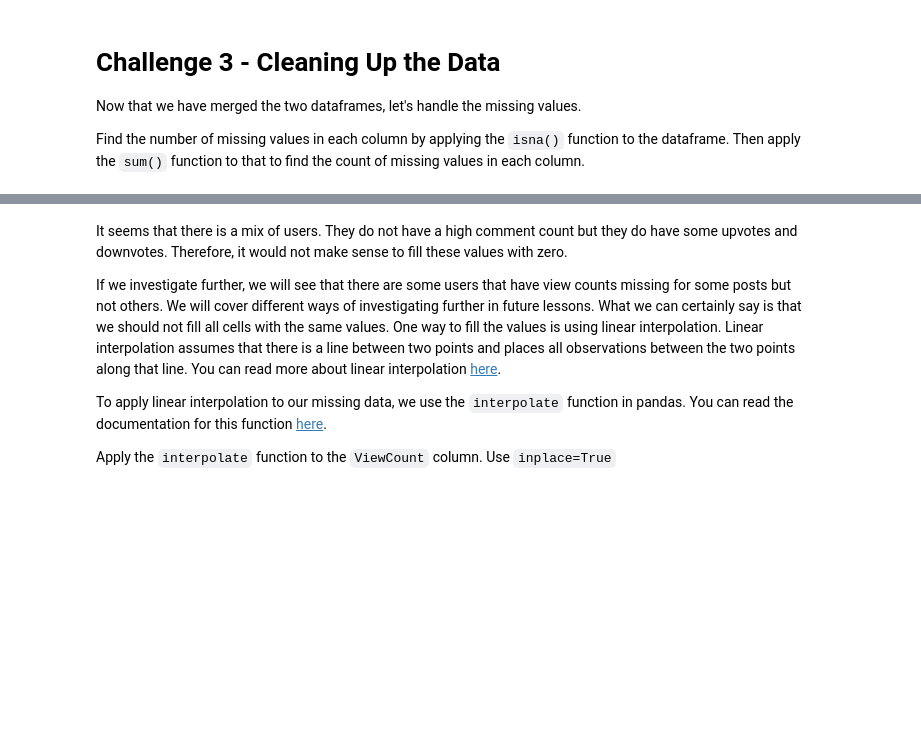
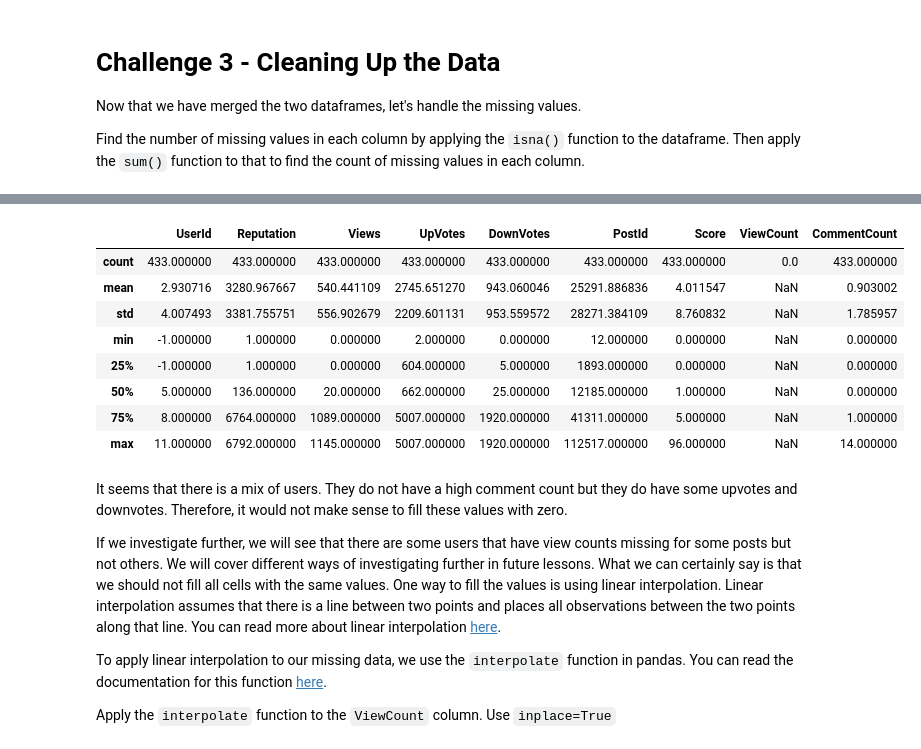
Before and after one commit to BehroozGharleghi/data-pt-ber-08-20, a Jupyter notebook: Labs/module-1_labs/04_pandas/04_lab-data_cleaning/your-code/main.ipynb, the cells around one changed output, grey strips where cells are left out. Cells and saved outputs as stored; diff of their text form; code cells hidden in the pictures; blank space fills up the shorter version.

```diff
--- a/Labs/module-1_labs/04_pandas/04_lab-data_cleaning/your-code/main.ipynb
+++ b/Labs/module-1_labs/04_pandas/04_lab-data_cleaning/your-code/main.ipynb
@@ -96,3 +321,15 @@ We see that about half of all observations in the view count column are missing.
+# %%
+stackoverflow2.describe()
+# %% [output]
+|  | UserId | Reputation | Views | UpVotes | DownVotes | PostId | Score | ViewCount | CommentCount |
+| count | 433.000000 | 433.000000 | 433.000000 | 433.000000 | 433.000000 | 433.000000 | 433.000000 | 0.0 | 433.000000 |
+| mean | 2.930716 | 3280.967667 | 540.441109 | 2745.651270 | 943.060046 | 25291.886836 | 4.011547 | NaN | 0.903002 |
+| std | 4.007493 | 3381.755751 | 556.902679 | 2209.601131 | 953.559572 | 28271.384109 | 8.760832 | NaN | 1.785957 |
+| min | -1.000000 | 1.000000 | 0.000000 | 2.000000 | 0.000000 | 12.000000 | 0.000000 | NaN | 0.000000 |
+| 25% | -1.000000 | 1.000000 | 0.000000 | 604.000000 | 5.000000 | 1893.000000 | 0.000000 | NaN | 0.000000 |
+| 50% | 5.000000 | 136.000000 | 20.000000 | 662.000000 | 25.000000 | 12185.000000 | 1.000000 | NaN | 0.000000 |
+| 75% | 8.000000 | 6764.000000 | 1089.000000 | 5007.000000 | 1920.000000 | 41311.000000 | 5.000000 | NaN | 1.000000 |
+| max | 11.000000 | 6792.000000 | 1145.000000 | 5007.000000 | 1920.000000 | 112517.000000 | 96.000000 | NaN | 14.000000 |
 # %% [markdown]
 It seems that there is a mix of users. They do not have a high comment count but they do have some upvotes and downvotes. Therefore, it would not make sense to fill these values with zero.
 
```
Also changed, not shown: parts of 25 cells of this notebook, 2 other files.
